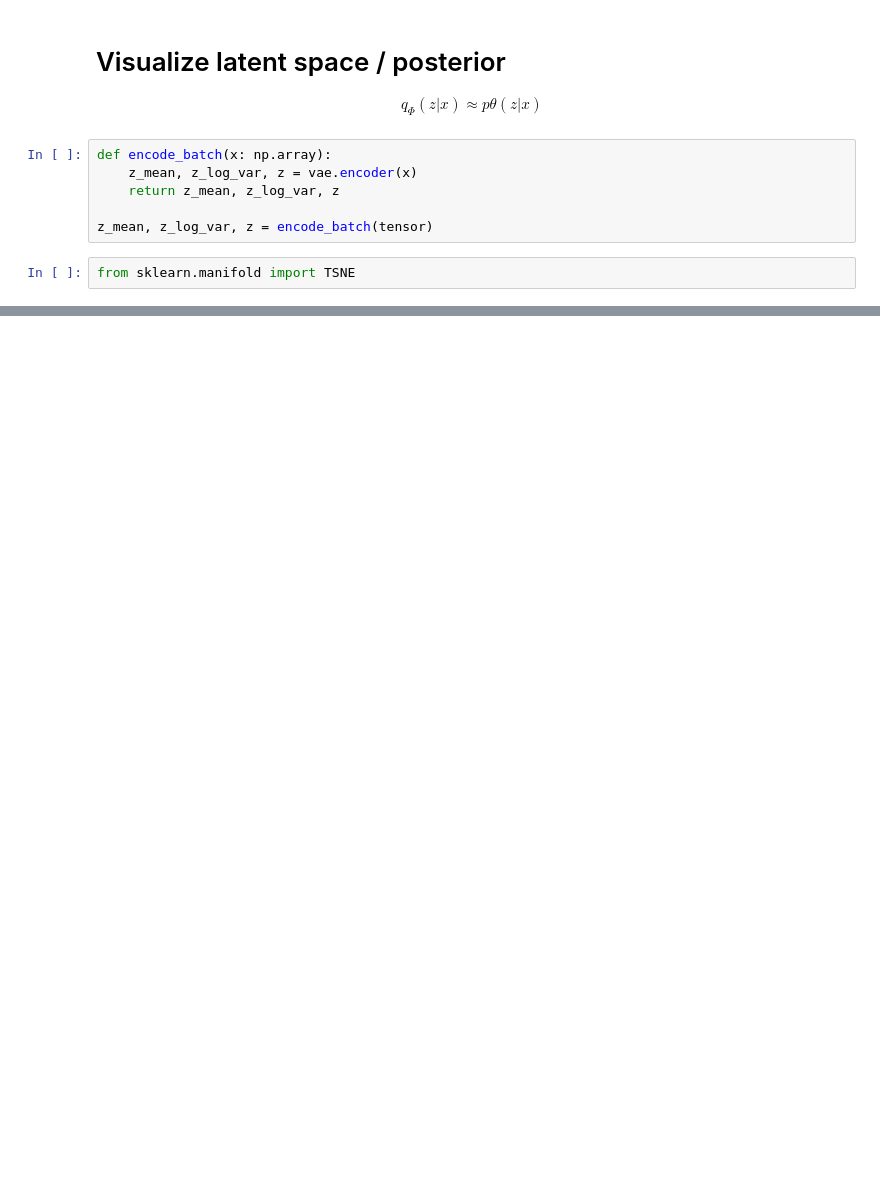
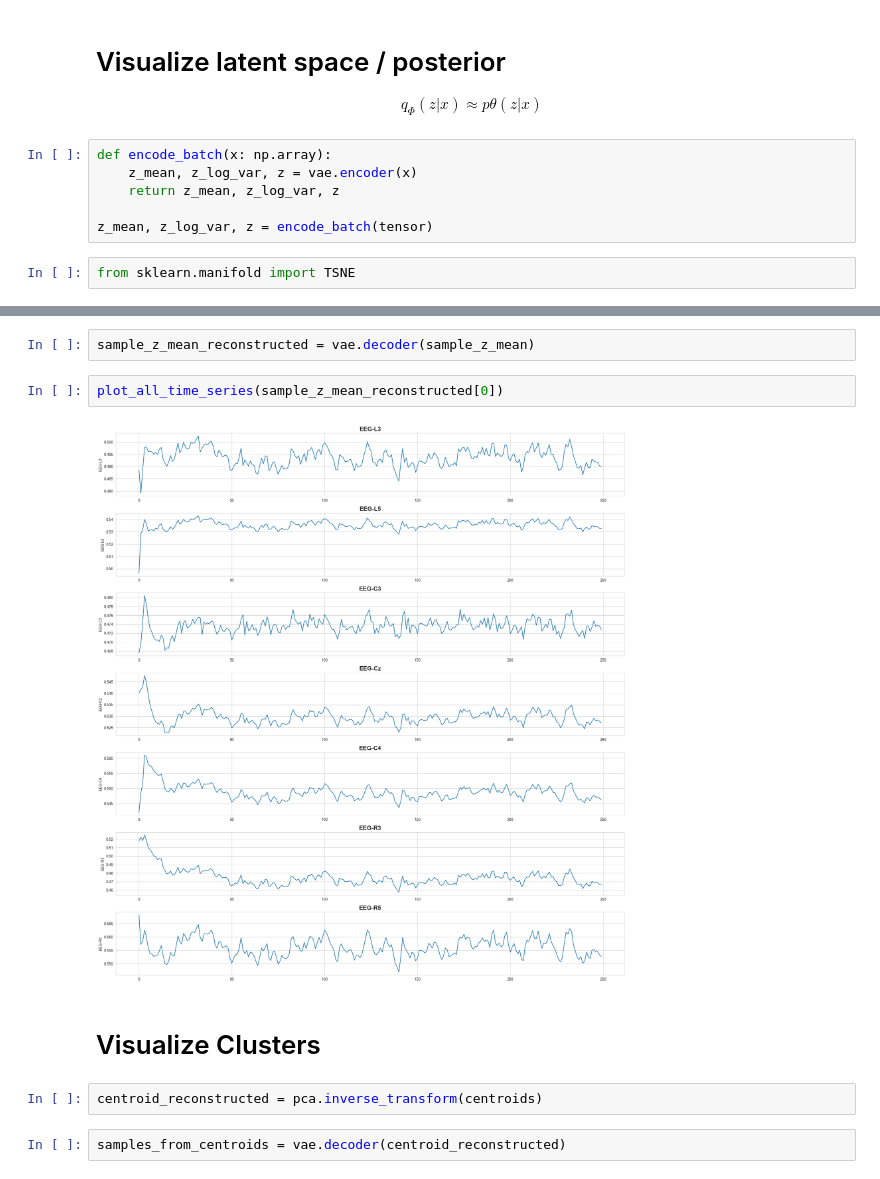
Before and after one commit to negralessio/biosignals-gen-ai, a Jupyter notebook: notebooks/vae.ipynb, the cells around one changed output, grey strips where cells are left out. Saved outputs shown, nothing was run; the diff lists cells and outputs as text; blank space fills up the shorter version.

```diff
--- a/notebooks/vae.ipynb
+++ b/notebooks/vae.ipynb
@@ -293,0 +299,12 @@ fig.show()
+# %%
+sample_z_mean_reconstructed = vae.decoder(sample_z_mean)
+# %%
+plot_all_time_series(sample_z_mean_reconstructed[0])
+# %% [output]
+[figure, added]
+# %% [markdown]
+# Visualize Clusters
+# %%
+centroid_reconstructed = pca.inverse_transform(centroids)
+# %%
+samples_from_centroids = vae.decoder(centroid_reconstructed)
```
Also changed, not shown: parts of 23 cells of this notebook.
